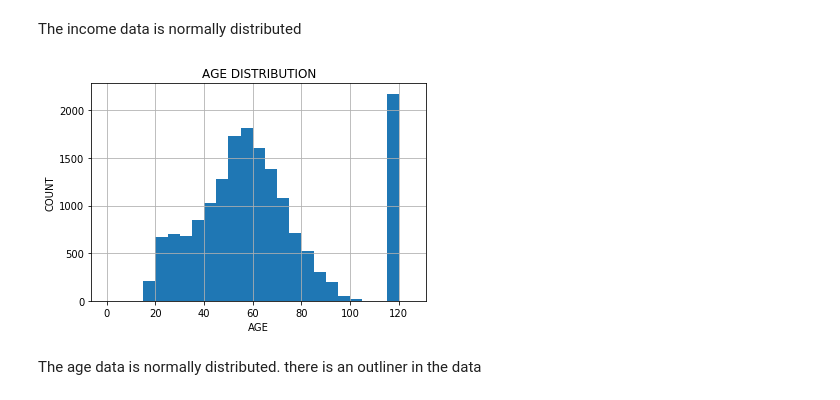
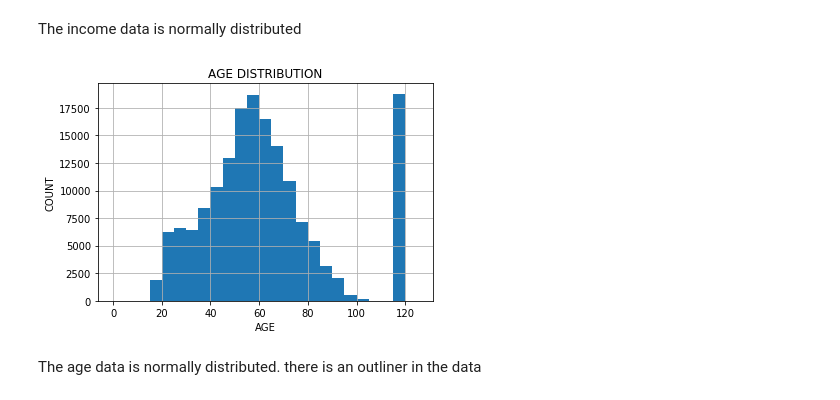
Before and after one commit to richard-madu/STARBUCKS, a Jupyter notebook: Starbucks_Capstone_notebook.ipynb, the cells around one changed output. Cells and saved outputs as stored; diff of their text form; code cells hidden in the pictures.

```diff
--- a/Starbucks_Capstone_notebook.ipynb
+++ b/Starbucks_Capstone_notebook.ipynb
@@ -500,10 +506,11 @@ The income data is normally distributed
 # BEFORE PLOTTING A HISTOGRM I WOULD SET THE BINS
 bins = np.arange(0,df_new['age'].max()+10,5)
 # %%
-profile.age.hist(bins = bins)
+df_new.age.hist(bins = bins)
+plt.savefig('age_dis.png', dpi = 100,bbox_inches='tight')
 label('AGE','COUNT','AGE DISTRIBUTION')
 # %% [output]
-[figure, old version]
+[figure, new version]
 # %% [markdown]
 The age data is normally distributed. there is an outliner in the data
 # %%
```
Also changed, not shown: parts of 21 cells of this notebook, 3 other files.
